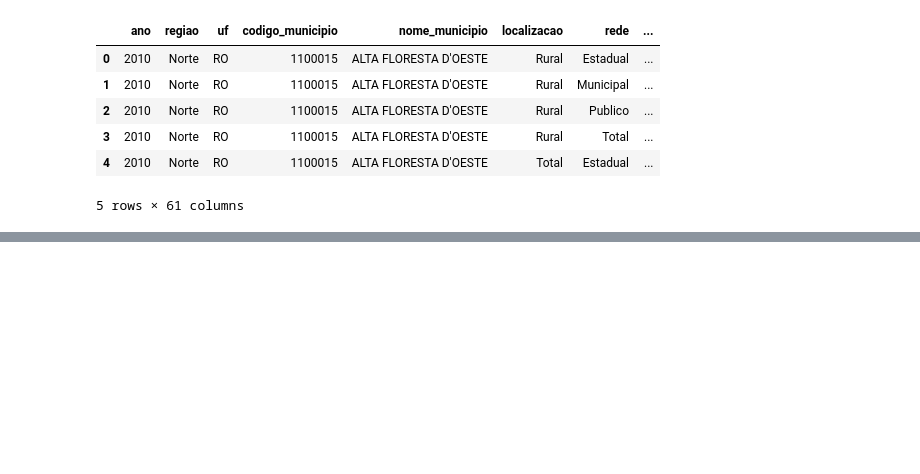
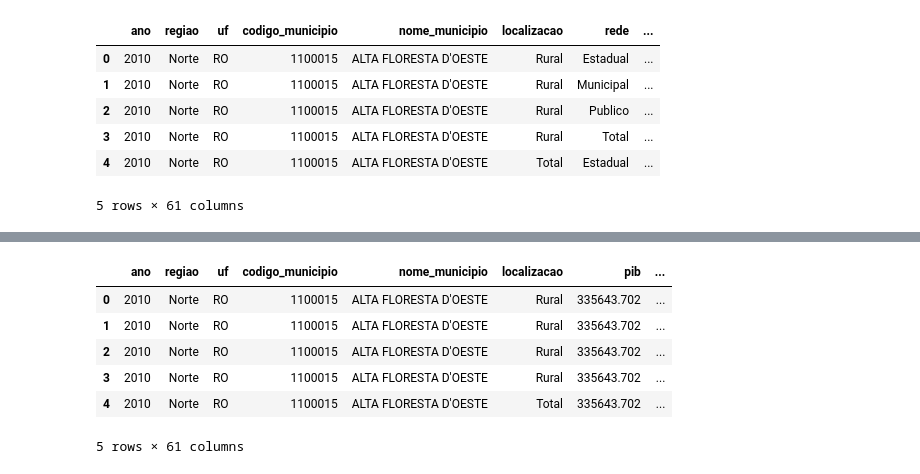
Before and after one commit to if1015-datascience-ufpe/2018-2-projeto-petshop, a Jupyter notebook: rendimento_ensinobasico.ipynb, the cells around one changed output, grey strips where cells are left out. Saved outputs shown, nothing was run; the diff lists cells and outputs as text; code cells hidden in the pictures; blank space fills up the shorter version.

```diff
--- a/rendimento_ensinobasico.ipynb
+++ b/rendimento_ensinobasico.ipynb
@@ -42,0 +100,17 @@ df_municipios.head()
+# %%
+df_municipios = pd.merge(df_municipios, df_pib_municipios, left_on='nome_municipio', right_on='local', how='left')
+df_municipios.drop(['local'], axis=1, inplace=True)
+
+cols = df_municipios.columns.tolist()
+cols = cols[:6] + cols[-1:] + cols[7:-1]
+df_municipios = df_municipios[cols]
+
+df_municipios.head()
+# %% [output]
+|  | ano | regiao | uf | codigo_municipio | nome_municipio | localizacao | pib | ... |
+| 0 | 2010 | Norte | RO | 1100015 | ALTA FLORESTA D'OESTE | Rural | 335643.702 | ... |
+| 1 | 2010 | Norte | RO | 1100015 | ALTA FLORESTA D'OESTE | Rural | 335643.702 | ... |
+| 2 | 2010 | Norte | RO | 1100015 | ALTA FLORESTA D'OESTE | Rural | 335643.702 | ... |
+| 3 | 2010 | Norte | RO | 1100015 | ALTA FLORESTA D'OESTE | Rural | 335643.702 | ... |
+| 4 | 2010 | Norte | RO | 1100015 | ALTA FLORESTA D'OESTE | Total | 335643.702 | ... |
+5 rows × 61 columns
```
Also changed, not shown: parts of 4 cells of this notebook.
